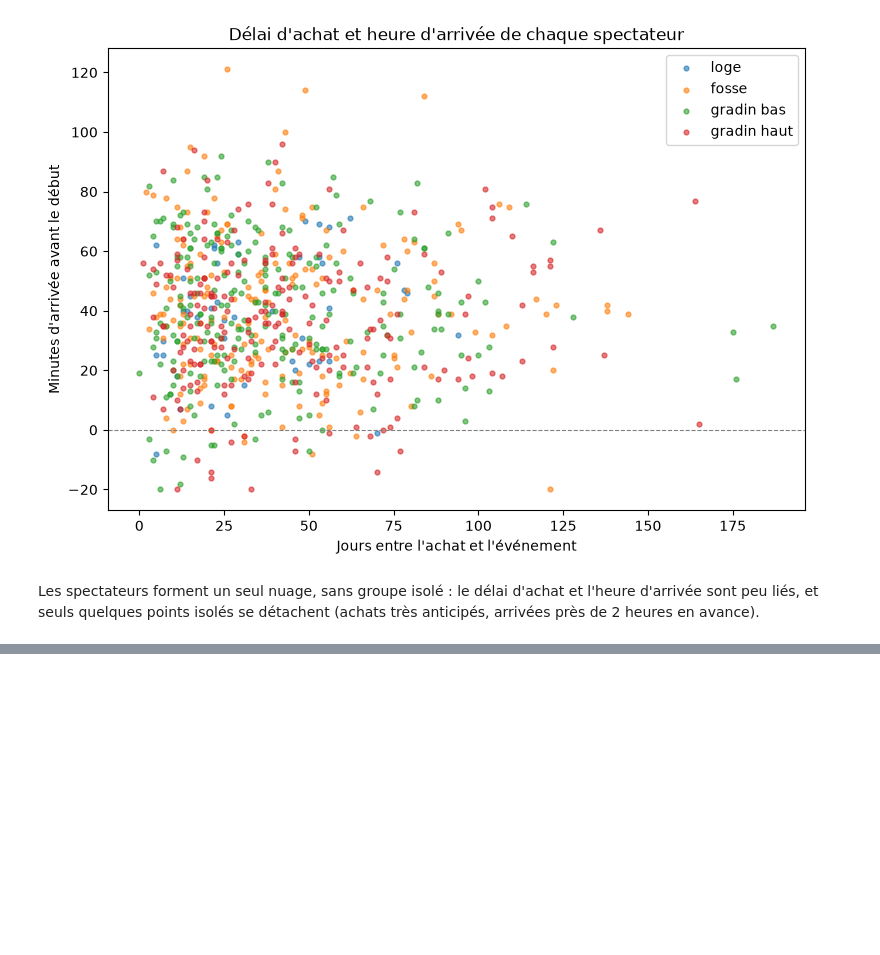
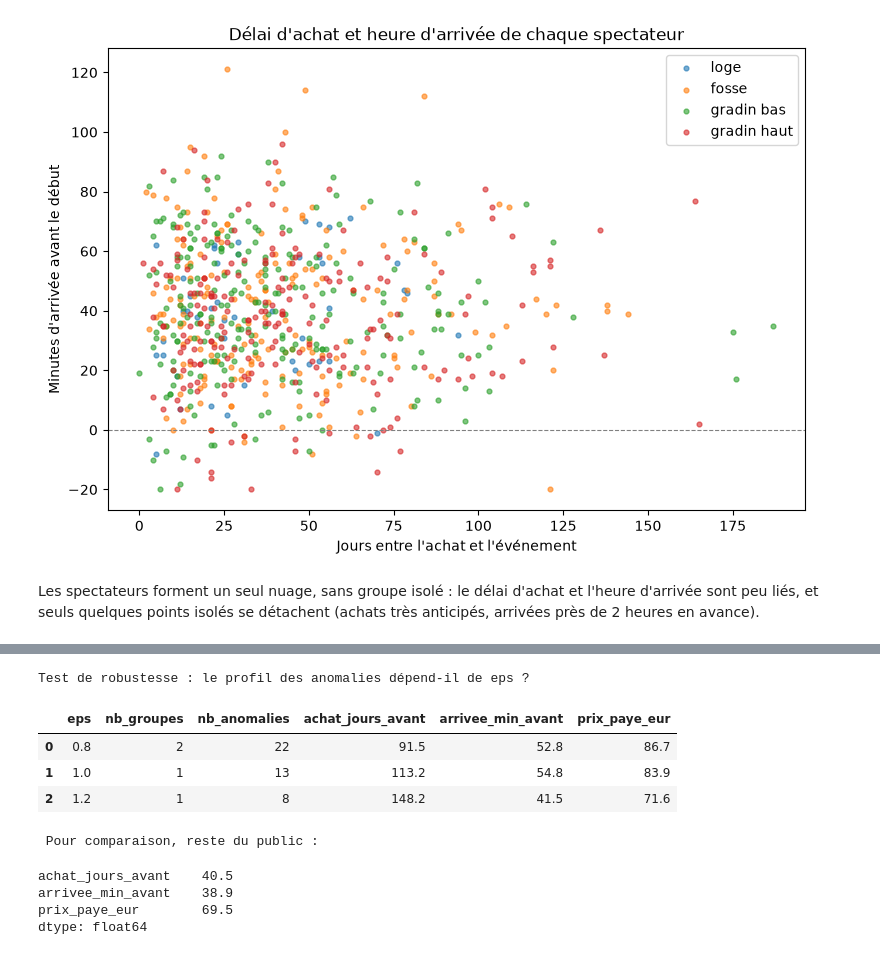
Before and after one commit to Fourkhoub/Projet_DataMining, a Jupyter notebook: notebooks/Question9.ipynb, the cells around one changed output, grey strips where cells are left out. Cells and saved outputs as stored; diff of their text form; code cells hidden in the pictures; blank space fills up the shorter version.

```diff
--- a/notebooks/Question9.ipynb
+++ b/notebooks/Question9.ipynb
@@ -288,0 +313,19 @@ dtype: int64
+# %%
+
+eps = 1.0
+
+dbscan = DBSCAN(eps=eps, min_samples=min_samples)
+billets['groupe_dbscan'] = dbscan.fit_predict(X)
+billets['anomalie'] = billets['groupe_dbscan'] == -1
+
+print("Groupes trouvés :", billets.loc[~billets['anomalie'], 'groupe_dbscan'].nunique())
+print("Billets en bruit (anomalies) :", billets['anomalie'].sum())
+
+print("\n Profil moyen : anomalies contre reste du public")
+display(billets.groupby('anomalie')[variables + ['conso_bar_eur', 'age']].mean().round(1))
+
+print("\n Répartition par zone des anomalies")
+display(billets.loc[billets['anomalie'], 'zone'].value_counts())
+
+print("\n Recoupement avec les indicateurs du nettoyage")
+display(billets.loc[billets['anomalie'], ['invitation', 'prix_plancher', 'age_inconnu']].sum())
@@ -288,0 +354,32 @@ dtype: int64
+# %%
+print("Test de robustesse : le profil des anomalies dépend-il de eps ?\n")
+
+resultats = []
+for eps_test in [eps * 0.8, eps, eps * 1.2]:
+    labels = DBSCAN(eps=eps_test, min_samples=min_samples).fit_predict(X)
+    detectees = labels == -1
+    profil = billets.loc[detectees, variables].mean()
+    resultats.append({
+        'eps': round(eps_test, 2),
+        'nb_groupes': len(set(labels) - {-1}),
+        'nb_anomalies': detectees.sum(),
+        'achat_jours_avant': round(profil['achat_jours_avant'], 1),
+        'arrivee_min_avant': round(profil['arrivee_min_avant'], 1),
+        'prix_paye_eur': round(profil['prix_paye_eur'], 1),
+    })
+
+display(pd.DataFrame(resultats))
+
+print("\n Pour comparaison, reste du public :")
+display(billets.loc[~billets['anomalie'], variables].mean().round(1))
+# %% [output]
+Test de robustesse : le profil des anomalies dépend-il de eps ?
+|  | eps | nb_groupes | nb_anomalies | achat_jours_avant | arrivee_min_avant | prix_paye_eur |
+| 0 | 0.8 | 2 | 22 | 91.5 | 52.8 | 86.7 |
+| 1 | 1.0 | 1 | 13 | 113.2 | 54.8 | 83.9 |
+| 2 | 1.2 | 1 | 8 | 148.2 | 41.5 | 71.6 |
+ Pour comparaison, reste du public :
+achat_jours_avant    40.5
+arrivee_min_avant    38.9
+prix_paye_eur        69.5
+dtype: float64
```
Also changed, not shown: parts of 9 cells of this notebook, 4 other files.
